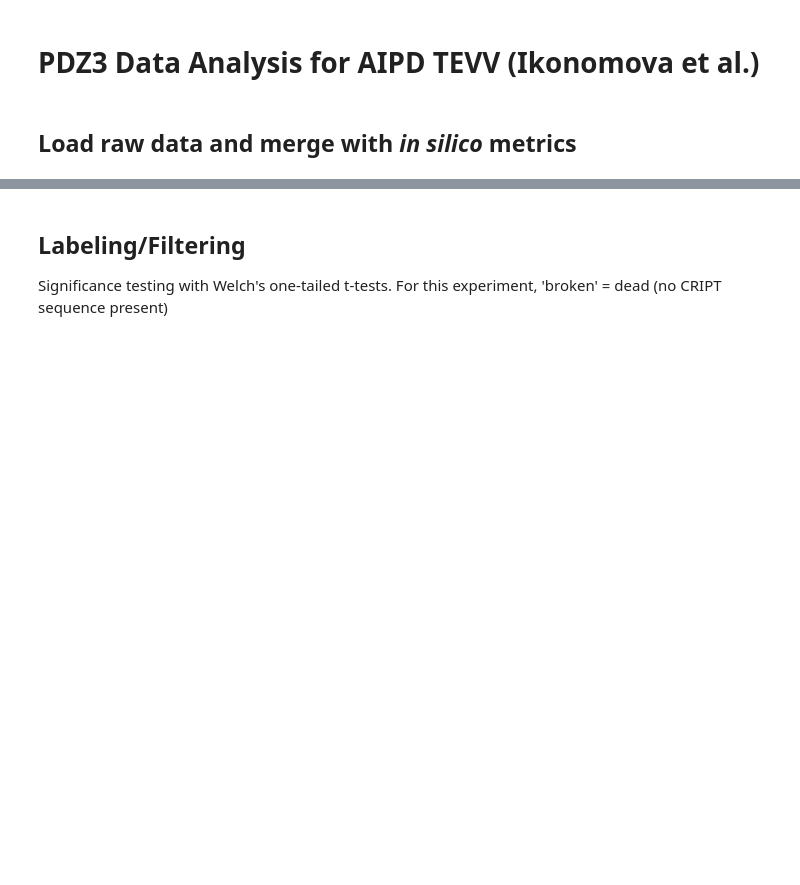
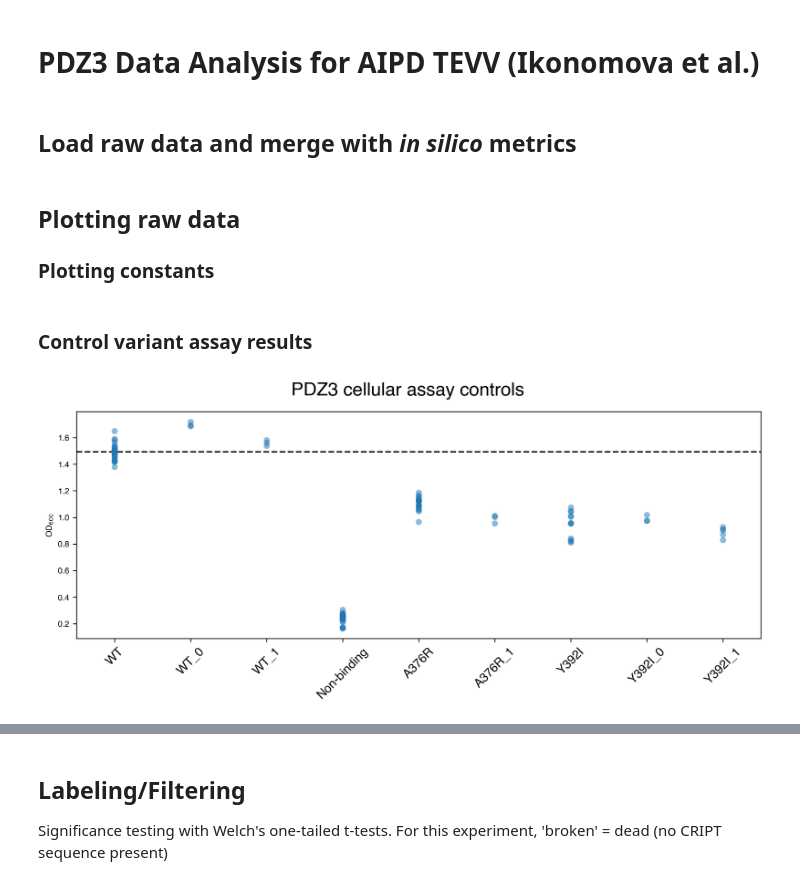
Before and after one commit to usnistgov/AIPD_TEVV, a Jupyter notebook: analysis/pdz_analysis.ipynb, the cells around one changed output, grey strips where cells are left out. Saved outputs shown, nothing was run; the diff lists cells and outputs as text; code cells hidden in the pictures; blank space fills up the shorter version.

Commit message:
Update AIPD_TEVV
- Added additional workbooks
- Added supplementary figure generation to pdz_analysis
- Added requirements.txt
- Refined CODEMETA

```diff
--- a/analysis/pdz_analysis.ipynb
+++ b/analysis/pdz_analysis.ipynb
@@ -20,3 +20,59 @@ exp_data_relevant = exp_data_relevant[exp_data_relevant['cript_number'] == 0]
 
 # Rename variant identity column to match paraphrase
 exp_data_relevant.rename(columns={'twist_name': 'selected_name'}, inplace=True)
+# %% [markdown]
+## Plotting raw data
+### Plotting constants
+# %%
+rc('font',**{'family':'sans-serif','sans-serif':['Helvetica']})
+
+non_controls = {'Sal':25, 'Van':50, 'TMP':12.5}
+
+psd_index = exp_data[['psd95' in x for x in exp_data.twist_name]].index[0]
+controls_df = exp_data.loc[:psd_index-1]
+psd_df = exp_data.loc[psd_index:].copy()
+
+psd_df_1 = psd_df[psd_df.twist_pdz_number<=18]
+psd_df_2 = psd_df[(psd_df.twist_pdz_number>18)&(psd_df.twist_pdz_number<=45)]
+psd_df_3 = psd_df[(psd_df.twist_pdz_number>45)&(psd_df.twist_pdz_number<=70)]
+psd_df_4 = psd_df[psd_df.twist_pdz_number>70]
+# %% [markdown]
+### Control variant assay results
+# %%
+for k, v in non_controls.items():
+    df = df[df[f'{k}_conc']==v]
+df_wt = df[df.twist_name=='WT']
+wt_mean = np.mean(df_wt.p3_single_read)
+
+
+plt.rcParams["figure.figsize"] = [12, 4]
+fig, ax = plt.subplots()
+fig.suptitle('PDZ3 cellular assay controls', size=18)
+
+df = controls_df[controls_df['is_bad_rep'] == False]
+df = df[df['cript_number'] == 0]
+for k, v in non_controls.items():
+    df = df[df[f'{k}_conc']==v]
+
+df['twist_name'] = df['twist_name'].str.replace('broken', 'Non-binding')
+df['twist_name'] = df['twist_name'].str.replace('wt', 'WT')
+
+sns.stripplot(ax=ax,
+                data=df,
+                x="twist_name",
+                y="p3_single_read",
+                size=6,
+                native_scale=False,
+                #hue='is_bad_rep',
+                jitter=0,
+                alpha=0.5)
+ax.set_ylabel('OD$_{600}$')
+ax.set_xlabel('');
+
+#ax.tick_params(axis='x', labelrotation=45, ha='right');
+ax.set_xticks(ax.get_xticks(), ax.get_xticklabels(), rotation=45, size=12);#, ha='right', rotation_mode='anchor');
+xlim = ax.get_xlim()
+ax.set_xlim(xlim)
+ax.plot(xlim, [wt_mean]*2, '--k');
+# %% [output]
+[figure, added]
```
Also changed, not shown: parts of 7 cells of this notebook, 7 other files.
